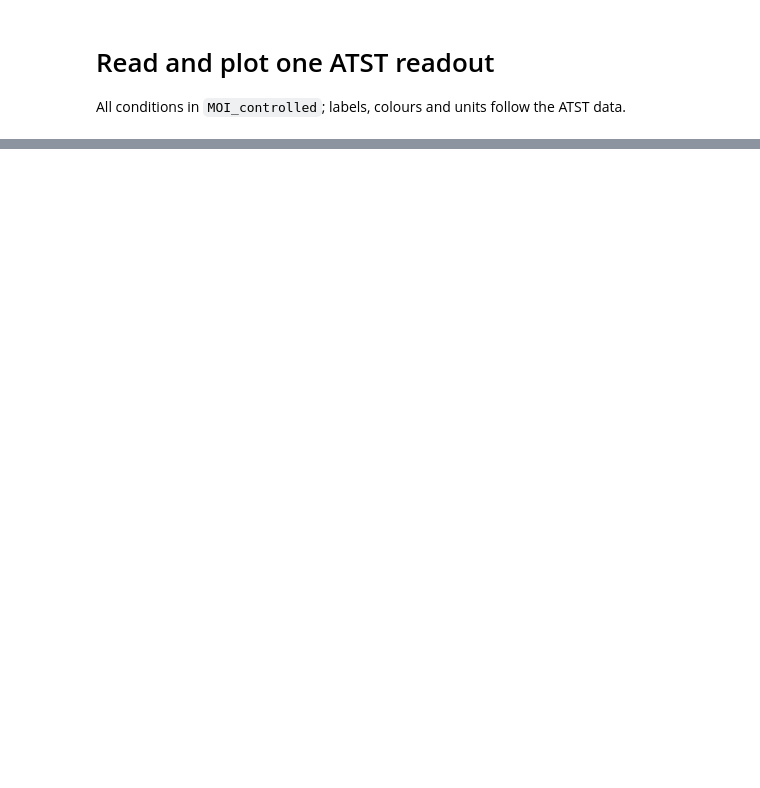
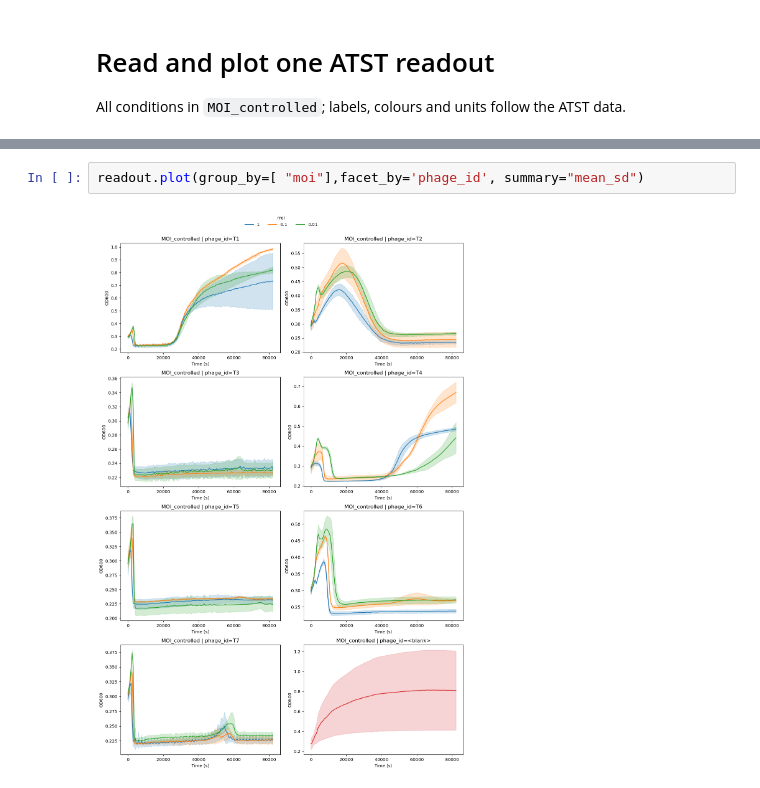
Before and after one commit to JP235/ATST, a Jupyter notebook: examples/Public data /Oka 2026/read_atst.ipynb, the cells around one changed output, grey strips where cells are left out. Drawn from its saved outputs; the diff is of its cells as text; blank space fills up the shorter version.

```diff
--- a/examples/Public data /Oka 2026/read_atst.ipynb
+++ b/examples/Public data /Oka 2026/read_atst.ipynb
@@ -12,0 +16,4 @@ readout = study.readouts[readout_id]
+# %%
+readout.plot(group_by=[ "moi"],facet_by='phage_id', summary="mean_sd")
+# %% [output]
+[figure, added]
```
Also changed, not shown: parts of 7 cells of this notebook, 16 other files.
